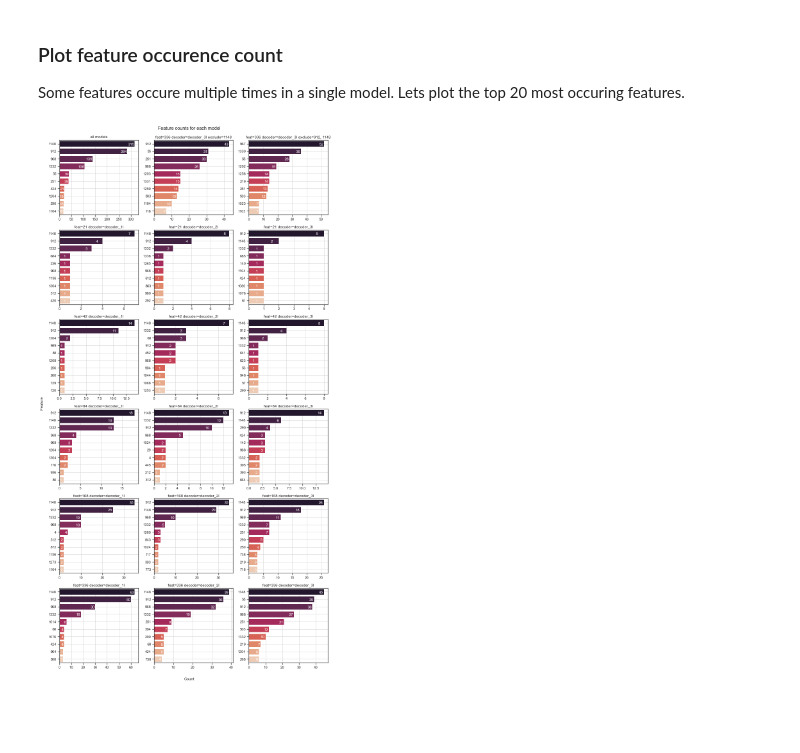
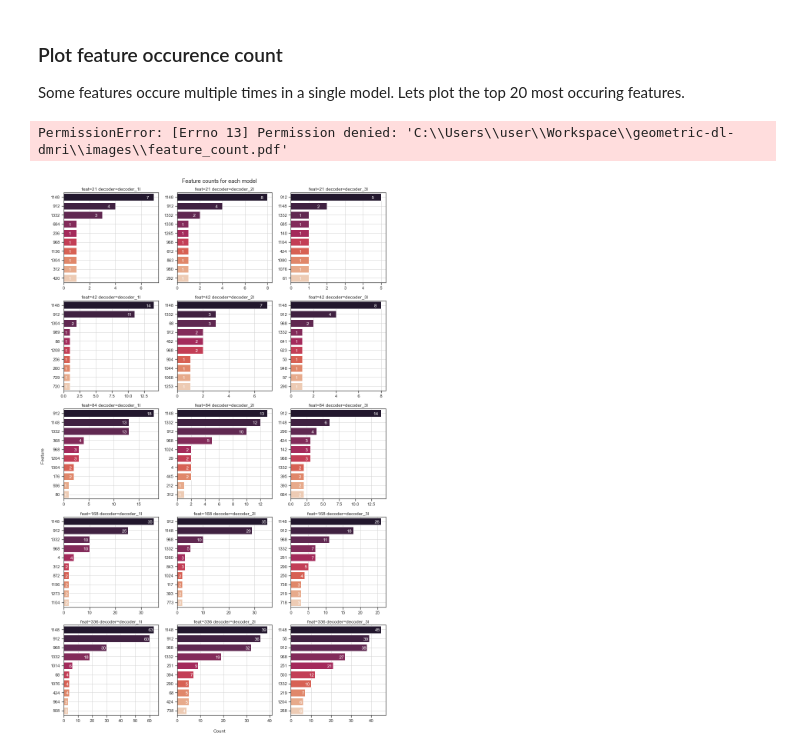
Before and after one commit to GewoonMaarten/spherical-dmri-conv, a Jupyter notebook: notebooks/model-analysis.ipynb, the cells around one changed output. Saved outputs shown, nothing was run; the diff lists cells and outputs as text; code cells hidden in the pictures; blank space fills up the shorter version.

```diff
--- a/notebooks/model-analysis.ipynb
+++ b/notebooks/model-analysis.ipynb
@@ -244,3 +254,0 @@ df["loss"] = df.apply(calc_loss, axis=1, args=[15])
-# %%
-df.replace(np.inf, np.nan, inplace=True)
-df.sort_index()
@@ -246,0 +295,17 @@ df.sort_index()
+# %%
+df_loss_tmp = df_loss.T
+df_loss_tmp['feature'] = df_loss_tmp.index
+
+dfs = list()
+for column in df_loss_tmp.columns[:-1]:
+    tmp = pd.DataFrame(df_loss_tmp)
+    tmp['datetime'] = column
+    tmp = tmp[[column, 'datetime', 'feature']]
+    tmp.columns = ['loss', 'datetime', 'feature']
+    dfs.append(tmp)
+
+df_loss = pd.concat(dfs)
+df_loss = df_loss.set_index('datetime')
+# %%
+df_loss = pd.merge(df, df_loss, on=['datetime'])
+df_loss
@@ -347,44 +433,45 @@ def plot_counts(df, top_size=10, ax=None, title=None):
     df_counts = df.sort_values(by="count", ascending=False)[:top_size]
     plot = sns.barplot(
         orient="h",
         x="count",
         y="index",
         data=df_counts,
         order=df_counts["index"].values,
         palette="rocket",
         ax=ax,
     )
     plot.set(xlabel=None, ylabel=None, title=title)
     show_values_on_bars(plot, "h")
     if ax is not None:
         ax.grid(True, which="both", ls="-", c="lightgray")
 
 
-fig, axes = plt.subplots(6, 3, figsize=(5 * 3, 5 * 6))
+fig, axes = plt.subplots(5, 3, figsize=(5 * 3, 5 * 5))
 fig.suptitle("Feature counts for each model", x=0.5, y=0.9)
 fig.text(0.5, 0.1, "Count", ha="center")
 fig.text(0.07, 0.5, "Feature", va="center", rotation="vertical")
 
-plot_counts(df_counts_total, ax=axes[0, 0], title="all models")
-plot_counts(
-    df_counts_exclude_1,
-    ax=axes[0, 1],
-    title="feat=336 decoder=decoder_3l exclude=1148",
-)
-plot_counts(
-    df_counts_exclude_2,
-    ax=axes[0, 2],
-    title="feat=336 decoder=decoder_3l exclude=912, 1148",
-)
+# plot_counts(df_counts_total, ax=axes[0, 0], title="all models")
+# plot_counts(
+#     df_counts_exclude_1,
+#     ax=axes[0, 1],
+#     title="feat=336 decoder=decoder_3l exclude=1148",
+# )
+# plot_counts(
+#     df_counts_exclude_2,
+#     ax=axes[0, 2],
+#     title="feat=336 decoder=decoder_3l exclude=912, 1148",
+# )
 
-for i, ax in enumerate(axes[1:].flatten()):
+for i, ax in enumerate(axes.flatten()):
     row = df.iloc[i]
     df_counts = get_feat_counts(row)
     plot_counts(
         df_counts, ax=ax, title=f"feat={row['n_features']} decoder={row['decoder']}"
     )
 
 image_path = Path(IMAGES_PATH, "feature_count.pdf")
 plt.savefig(image_path);
 # %% [output]
+PermissionError: [Errno 13] Permission denied: 'C:\\Users\\user\\Workspace\\geometric-dl-dmri\\images\\feature_count.pdf'
-[figure, old version]
+[figure, new version]
```
Also changed, not shown: parts of 19 cells of this notebook, 3 other files.
